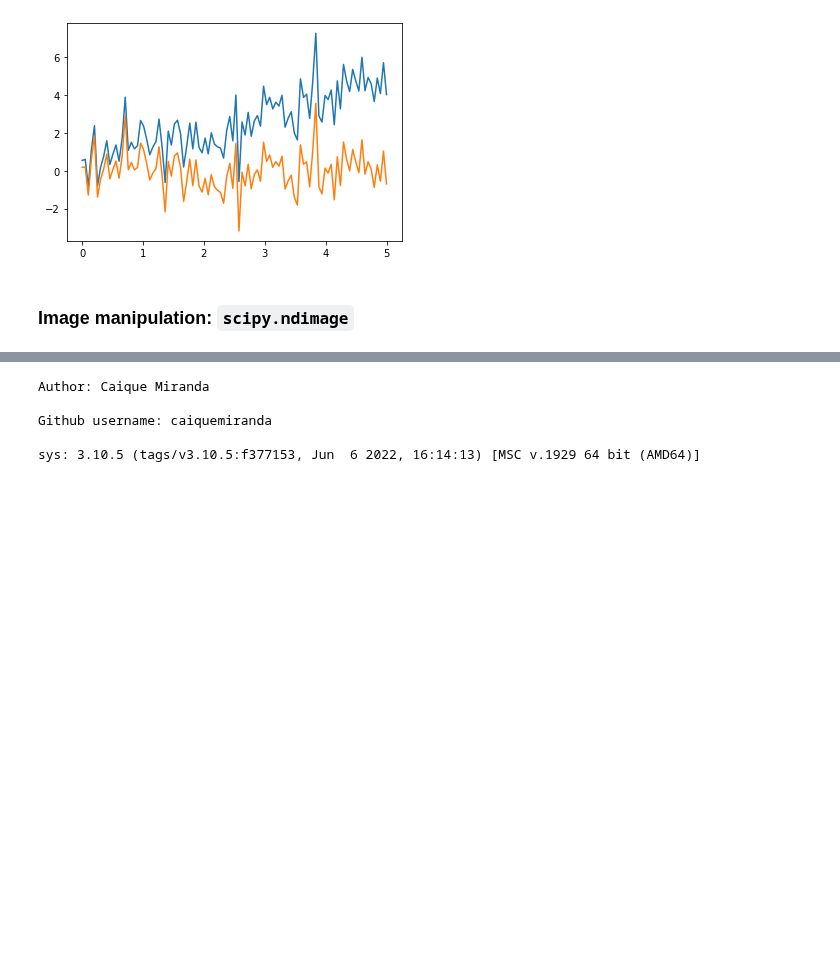
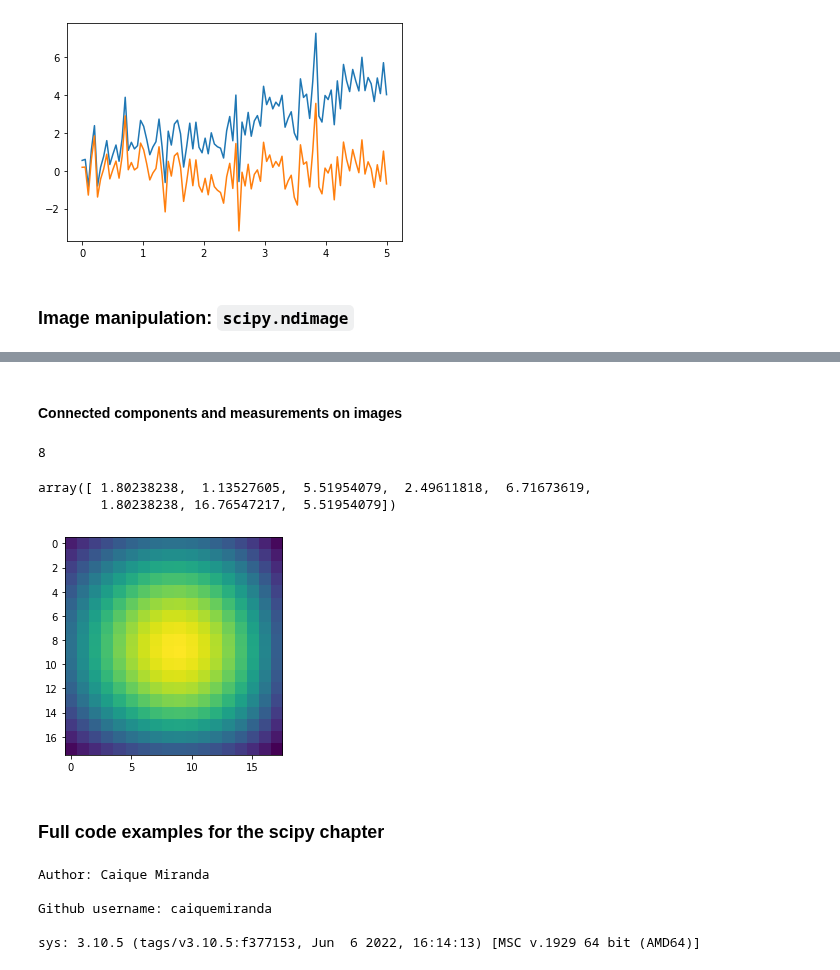
Before and after one commit to caiquemiranda/studies-scipy, a Jupyter notebook: 05-scipy.ipynb, the cells around one changed output, grey strips where cells are left out. Drawn from its saved outputs; the diff is of its cells as text; code cells hidden in the pictures; blank space fills up the shorter version.

Commit message:
pre-full-code

```diff
--- a/05-scipy.ipynb
+++ b/05-scipy.ipynb
@@ -382,3 +545,32 @@ plt.plot(t, x_detrended);
+# %% [markdown]
+#### Connected components and measurements on images
+# %%
+x, y = np.indices((100, 100))
+sig = np.sin(2*np.pi*x/50.) * np.sin(2*np.pi*y/50.) * (1+x*y/50.**2)**2
+mask = sig > 1
+labels, nb = ndimage.label(mask)
+nb
+# %% [output]
+8
+# %%
+# Now compute measurements on each connected component:
+areas = ndimage.sum(mask, labels, range(1, labels.max()+1))
+areas # The number of pixels in each connected component
+maxima = ndimage.maximum(sig, labels, range(1, labels.max()+1))
+maxima # The maximum signal in each connected component
+# %% [output]
+array([ 1.80238238,  1.13527605,  5.51954079,  2.49611818,  6.71673619,
+        1.80238238, 16.76547217,  5.51954079])
+# %%
+ndimage.find_objects(labels==4)
+sl = ndimage.find_objects(labels==4)
+
+from matplotlib import pyplot as plt
+plt.imshow(sig[sl[0]]);
+# %% [output]
+[figure, added]
+# %% [markdown]
+### Full code examples for the scipy chapter
 # %%
 %reload_ext watermark
 %watermark -a "Caique Miranda" -gu "caiquemiranda" -iv
```
Also changed, not shown: parts of 20 cells of this notebook.
